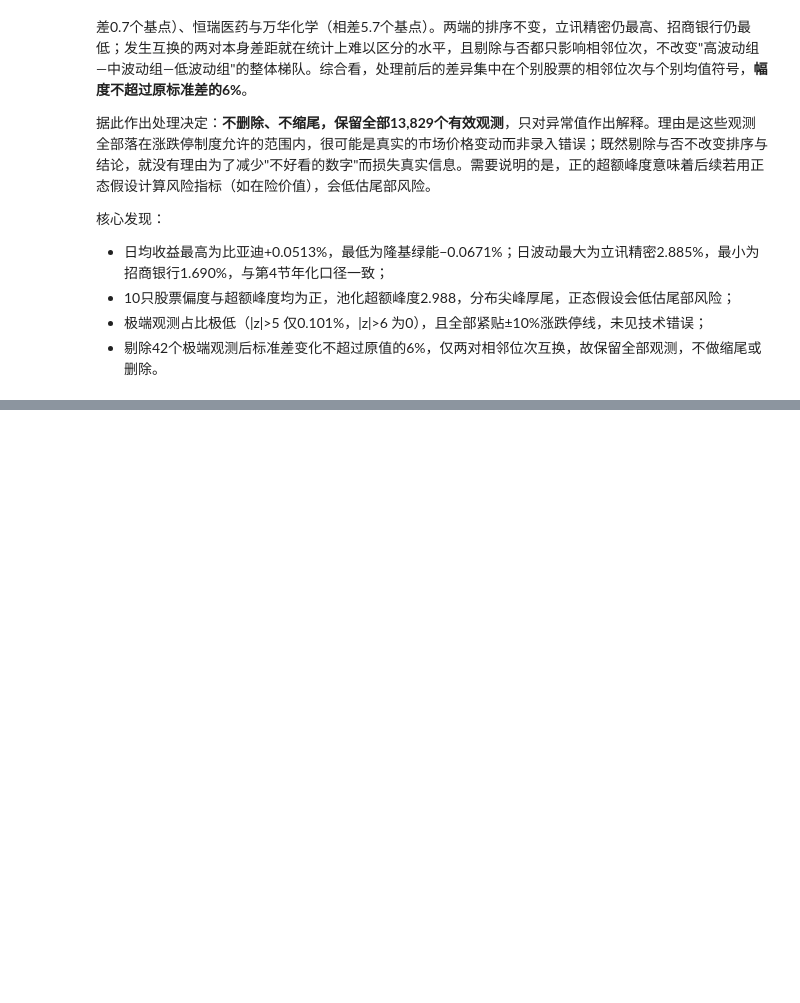
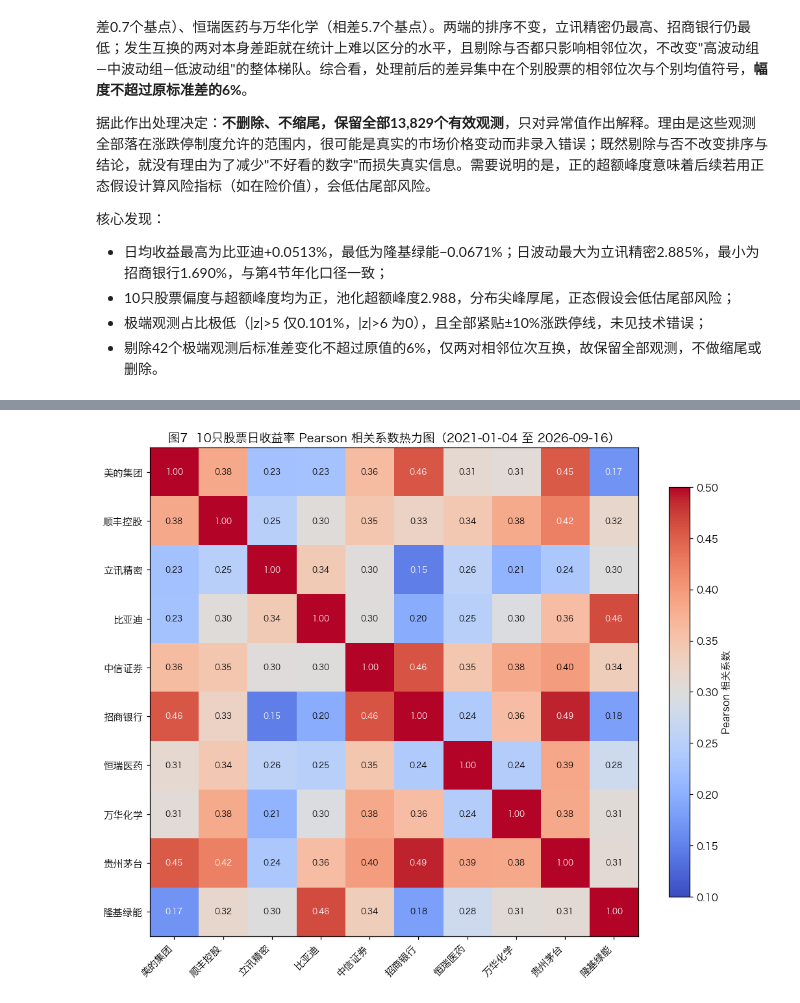
Before and after one commit to Jaremy112/fineco-homework, a Jupyter notebook: hw-02/hw_02-1.ipynb, the cells around one changed output, grey strips where cells are left out. Cells and saved outputs as stored; diff of their text form; code cells hidden in the pictures; blank space fills up the shorter version.

```diff
--- a/hw-02/hw_02-1.ipynb
+++ b/hw-02/hw_02-1.ipynb
@@ -960,0 +973,11 @@ print("波动率排序是否改变:",
+# %%
+# 整理为 日期 × 股票 的日收益矩阵
+ret_wide = d.loc[d["date"] >= "2021-01-01"].pivot(index="date", columns="stock_code", values="ret")
+ret_wide = ret_wide.reindex(columns=order)
+print("矩阵形状:", ret_wide.shape)
+print("各股票有效收益观测数:")
+print(ret_wide.notna().sum().to_string())
+
+# 成对完整观测的相关系数矩阵（pairwise）
+corr = ret_wide.corr(method="pearson")
+display(corr.round(4))
@@ -960,0 +1010,19 @@ print("波动率排序是否改变:",
+# %%
+# 图7：Pearson 相关系数热力图
+fig, ax = plt.subplots(figsize=(9.5, 8))
+im = ax.imshow(corr.values, cmap="coolwarm", vmin=0.10, vmax=0.50)
+ax.set_xticks(range(len(order)))
+ax.set_yticks(range(len(order)))
+ax.set_xticklabels([names[c] for c in order], rotation=45, ha="right")
+ax.set_yticklabels([names[c] for c in order])
+for i in range(len(order)):
+    for j in range(len(order)):
+        ax.text(j, i, f"{corr.values[i, j]:.2f}", ha="center", va="center",
+                color="white" if abs(corr.values[i, j] - 0.30) > 0.12 else "black", fontsize=8)
+cb = fig.colorbar(im, ax=ax, shrink=0.8)
+cb.set_label("Pearson 相关系数")
+ax.set_title("图7  10只股票日收益率 Pearson 相关系数热力图（2021-01-04 至 2026-09-16）", fontsize=12)
+fig.tight_layout()
+plt.show()
+# %% [output]
+[figure, added]
```
Also changed, not shown: parts of 9 cells of this notebook, 3 other files.
